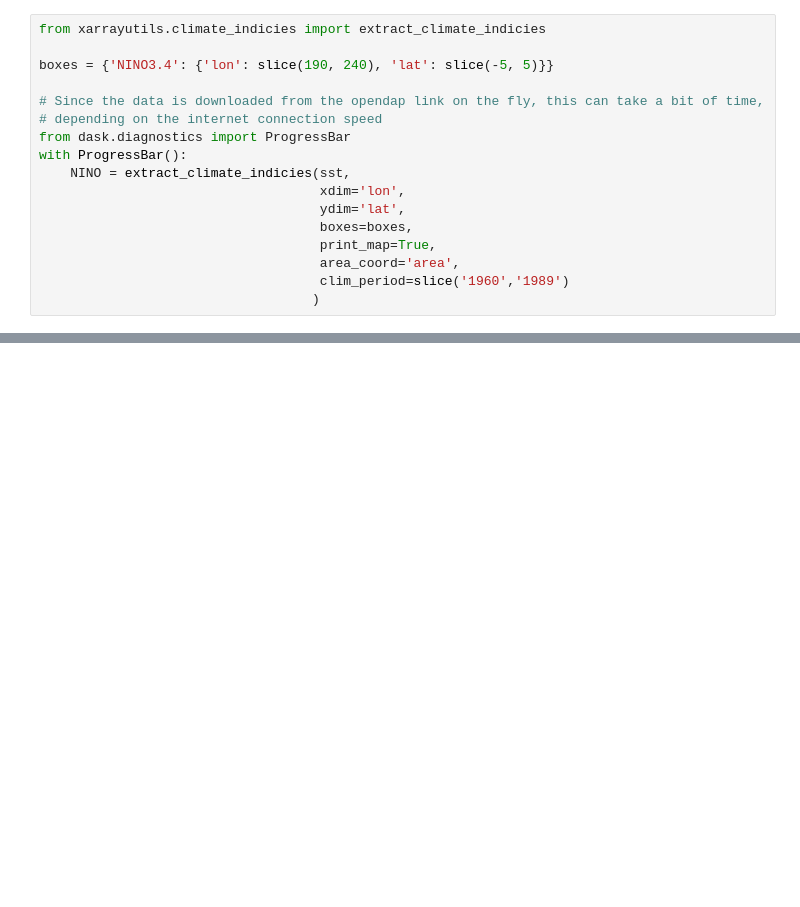
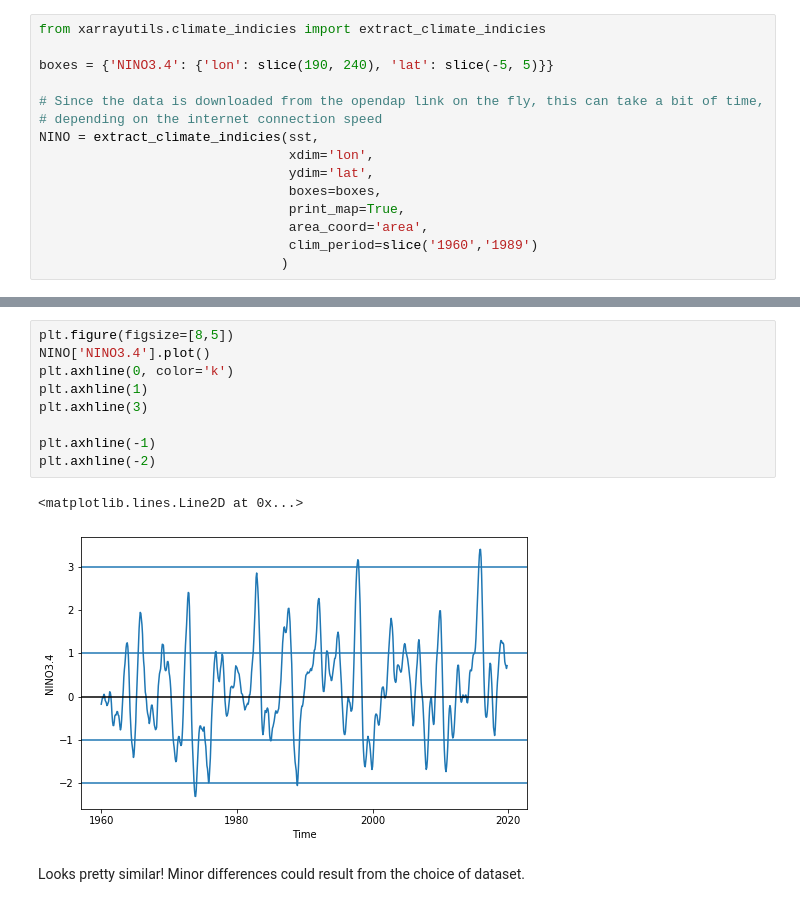
Before and after one commit to jbusecke/xarrayutils, a Jupyter notebook: doc/climate_indicies.ipynb, the cells around one changed output, grey strips where cells are left out. Drawn from its saved outputs; the diff is of its cells as text; blank space fills up the shorter version.

```diff
--- a/doc/climate_indicies.ipynb
+++ b/doc/climate_indicies.ipynb
@@ -45,14 +52,12 @@ boxes = {'NINO3.4': {'lon': slice(190, 240), 'lat': slice(-5, 5)}}
 
 # Since the data is downloaded from the opendap link on the fly, this can take a bit of time,
 # depending on the internet connection speed
-from dask.diagnostics import ProgressBar
-with ProgressBar():
-    NINO = extract_climate_indicies(sst,
-                                    xdim='lon',
-                                    ydim='lat',
-                                    boxes=boxes,
-                                    print_map=True,
-                                    area_coord='area',
-                                    clim_period=slice('1960','1989')
-                                   )
+NINO = extract_climate_indicies(sst,
+                                xdim='lon',
+                                ydim='lat',
+                                boxes=boxes,
+                                print_map=True,
+                                area_coord='area',
+                                clim_period=slice('1960','1989')
+                               )
 # %% [output]
@@ -97,0 +80,14 @@ ModuleNotFoundError: No module named 'scipy'
+# %%
+plt.figure(figsize=[8,5])
+NINO['NINO3.4'].plot()
+plt.axhline(0, color='k')
+plt.axhline(1)
+plt.axhline(3)
+
+plt.axhline(-1)
+plt.axhline(-2)
+# %% [output]
+<matplotlib.lines.Line2D at 0x...>
+[figure, added]
+# %% [markdown]
+Looks pretty similar! Minor differences could result from the choice of dataset.
```
Also changed, not shown: parts of 12 cells of this notebook, 4 other files.
